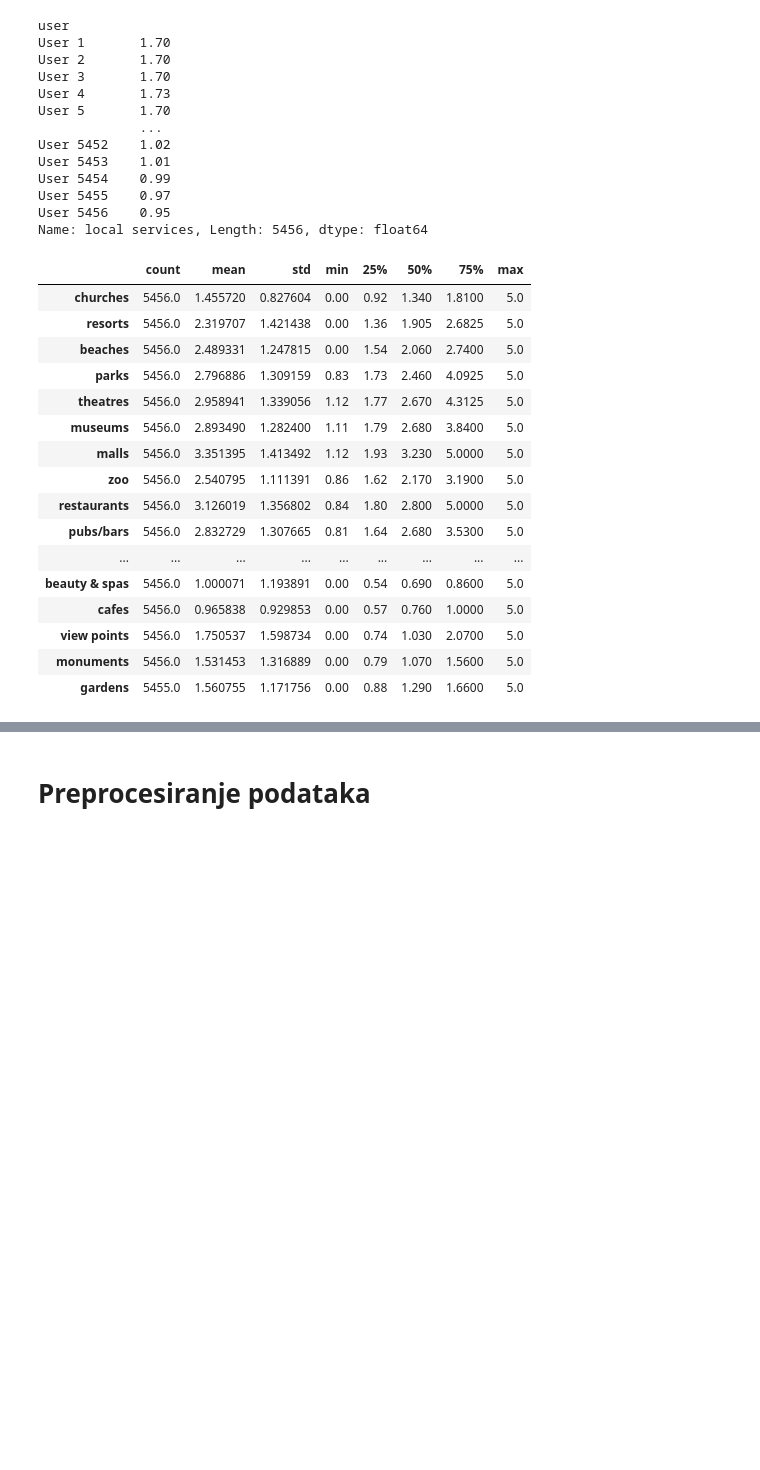
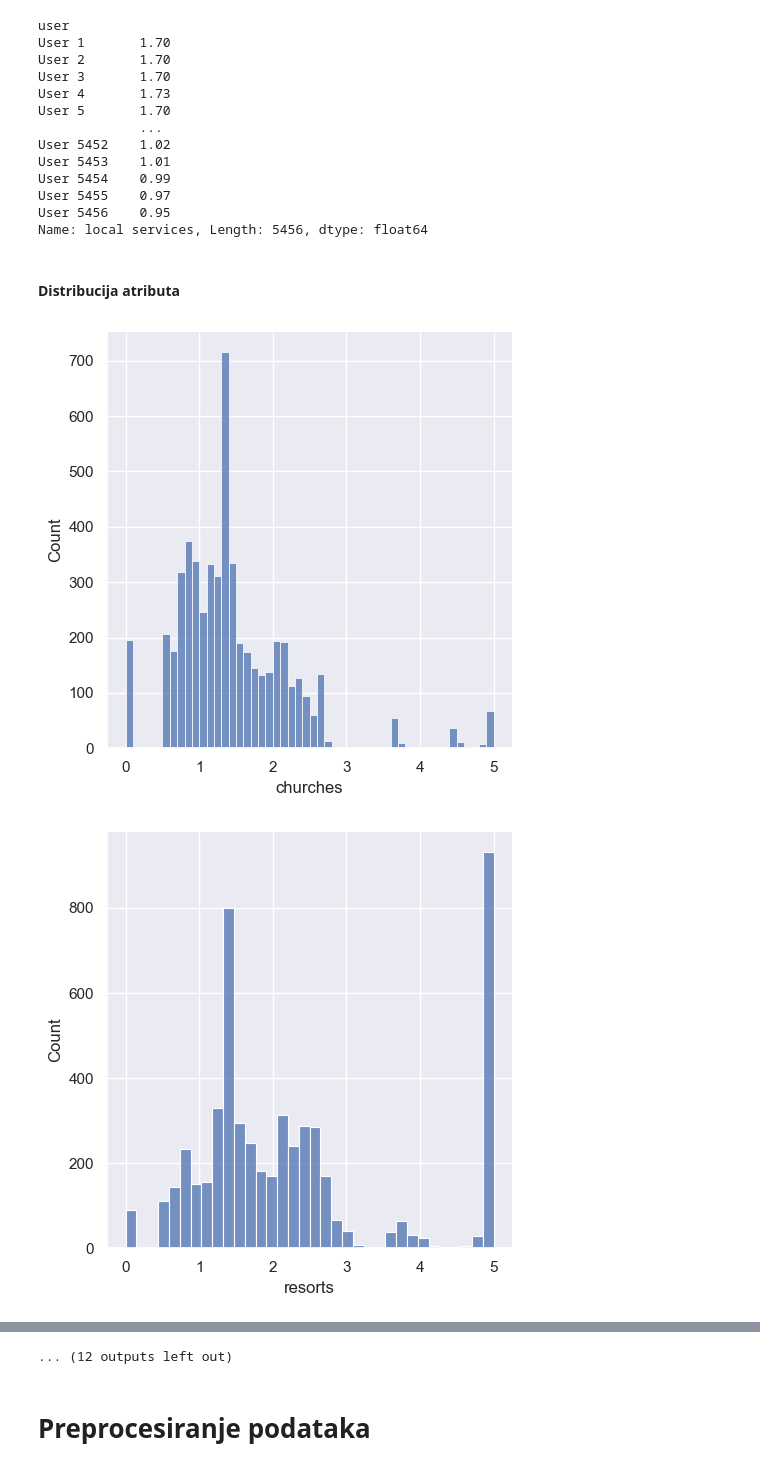
Before and after one commit to nikoladj99/ML_Project_2, a Jupyter notebook: Project 2.ipynb, the cells around one changed output, grey strips where cells are left out. Saved outputs shown, nothing was run; the diff lists cells and outputs as text; code cells hidden in the pictures; blank space fills up the shorter version.

```diff
--- a/Project 2.ipynb
+++ b/Project 2.ipynb
@@ -8,5 +10,5 @@ import matplotlib.pyplot as plt
 # %%
-df = pd.read_csv('C:\\Users\\Nikola\\Python projects\\ML\\Project 2\\google_review_ratings.csv')
+df = pd.read_csv('C:\\Users\\Ana\\Desktop\\master\\masinsko ucenje\\projekat 2\\datasets\\google_review_ratings.csv')
 df.head()
 df.columns = ['user',
 'churches',
@@ -127,24 +129,13 @@ User 5454    0.99
 User 5455    0.97
 User 5456    0.95
 Name: local services, Length: 5456, dtype: float64
-# %%
-# RAZMISLI
-df.describe().T
-# %% [output]
-|  | count | mean | std | min | 25% | 50% | 75% | max |
-| churches | 5456.0 | 1.455720 | 0.827604 | 0.00 | 0.92 | 1.340 | 1.8100 | 5.0 |
-| resorts | 5456.0 | 2.319707 | 1.421438 | 0.00 | 1.36 | 1.905 | 2.6825 | 5.0 |
-| beaches | 5456.0 | 2.489331 | 1.247815 | 0.00 | 1.54 | 2.060 | 2.7400 | 5.0 |
-| parks | 5456.0 | 2.796886 | 1.309159 | 0.83 | 1.73 | 2.460 | 4.0925 | 5.0 |
-| theatres | 5456.0 | 2.958941 | 1.339056 | 1.12 | 1.77 | 2.670 | 4.3125 | 5.0 |
-| museums | 5456.0 | 2.893490 | 1.282400 | 1.11 | 1.79 | 2.680 | 3.8400 | 5.0 |
-| malls | 5456.0 | 3.351395 | 1.413492 | 1.12 | 1.93 | 3.230 | 5.0000 | 5.0 |
-| zoo | 5456.0 | 2.540795 | 1.111391 | 0.86 | 1.62 | 2.170 | 3.1900 | 5.0 |
-| restaurants | 5456.0 | 3.126019 | 1.356802 | 0.84 | 1.80 | 2.800 | 5.0000 | 5.0 |
-| pubs/bars | 5456.0 | 2.832729 | 1.307665 | 0.81 | 1.64 | 2.680 | 3.5300 | 5.0 |
-| ... | ... | ... | ... | ... | ... | ... | ... | ... |
-| beauty & spas | 5456.0 | 1.000071 | 1.193891 | 0.00 | 0.54 | 0.690 | 0.8600 | 5.0 |
-| cafes | 5456.0 | 0.965838 | 0.929853 | 0.00 | 0.57 | 0.760 | 1.0000 | 5.0 |
-| view points | 5456.0 | 1.750537 | 1.598734 | 0.00 | 0.74 | 1.030 | 2.0700 | 5.0 |
-| monuments | 5456.0 | 1.531453 | 1.316889 | 0.00 | 0.79 | 1.070 | 1.5600 | 5.0 |
-| gardens | 5455.0 | 1.560755 | 1.171756 | 0.00 | 0.88 | 1.290 | 1.6600 | 5.0 |
+# %% [markdown]
+<h4>Distribucija atributa</h4>
+# %%
+sns.set_theme()
+for column in df.columns:
+    sns.displot(df[column])
+    plt.show()
+# %% [output]
+[figure, added]
+[figure, added]
@@ -151,3 +152,4 @@ df.describe().T
+... (12 outputs left out)
 # %% [markdown]
 <h1>Preprocesiranje podataka</h1>
 # %%
```
Also changed, not shown: parts of 12 cells of this notebook.
